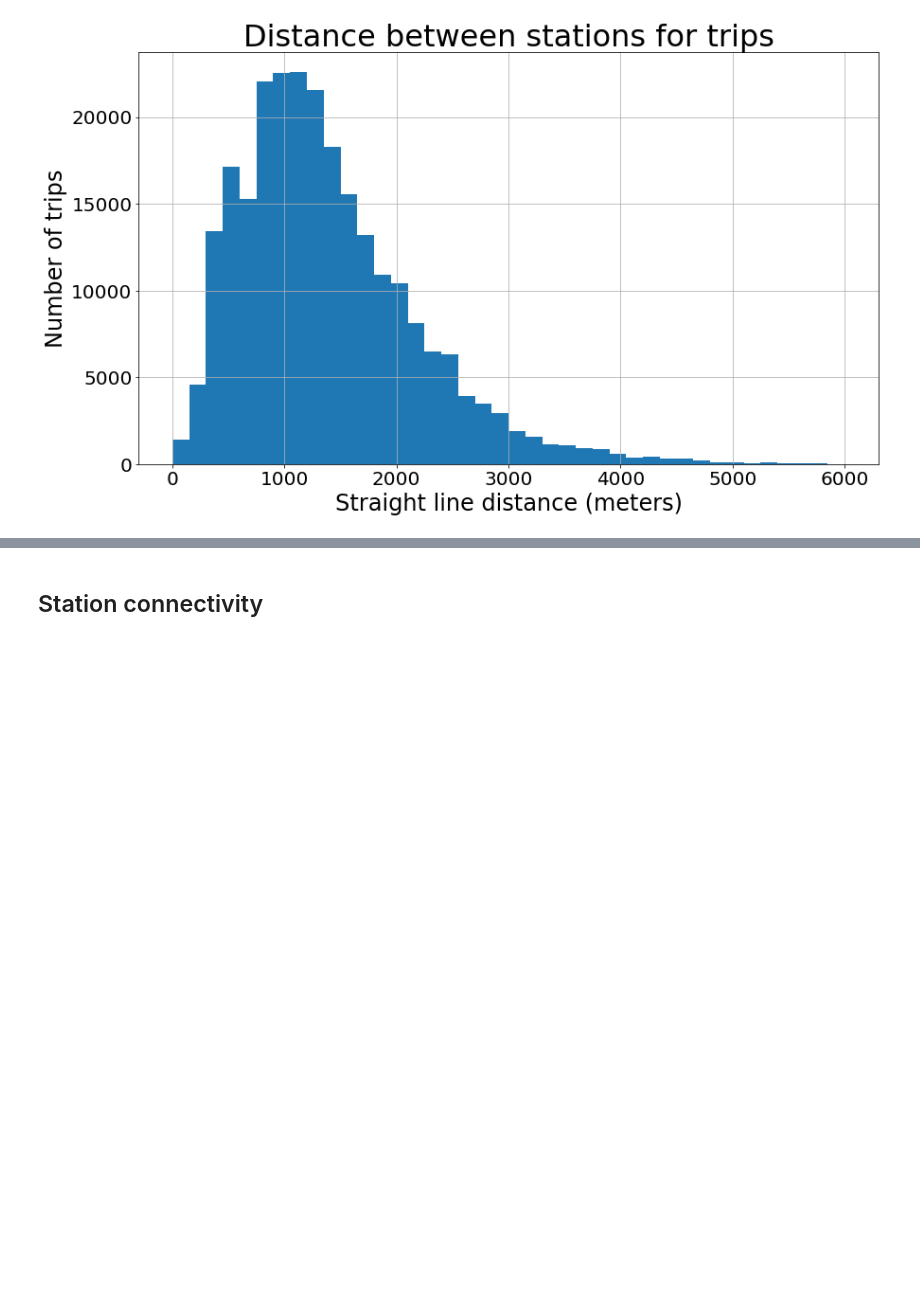
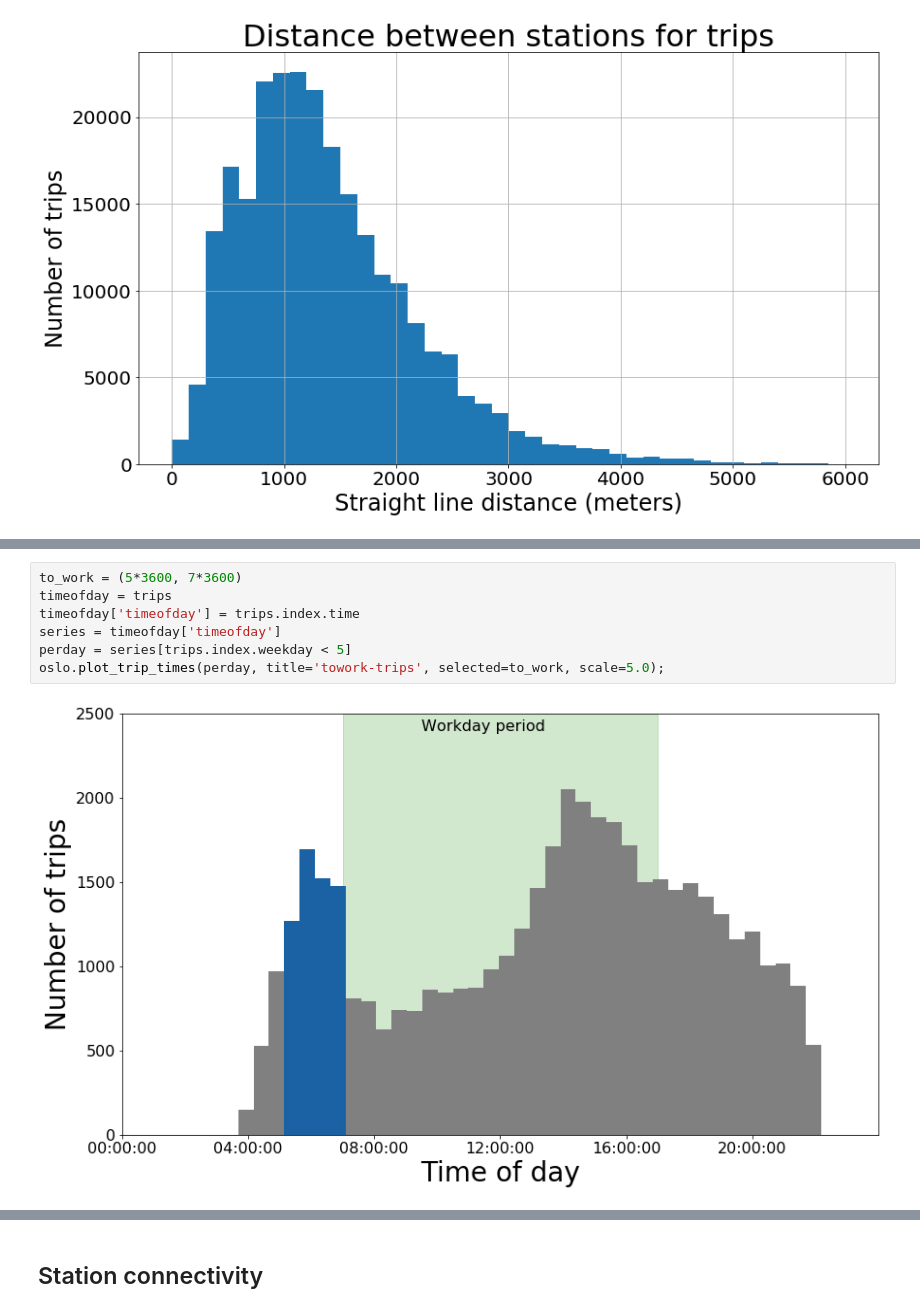
Before and after one commit to jonnor/bike-sharing-oslo, a Jupyter notebook: Oslo.ipynb, the cells around one changed output, grey strips where cells are left out. Saved outputs shown, nothing was run; the diff lists cells and outputs as text; blank space fills up the shorter version.

```diff
--- a/Oslo.ipynb
+++ b/Oslo.ipynb
@@ -266 +211,10 @@ plot_trip_times(perday, title='towork-trips', selected=to_work, scale=5.0)
+# %%
+to_work = (5*3600, 7*3600)
+timeofday = trips
+timeofday['timeofday'] = trips.index.time
+series = timeofday['timeofday']
+perday = series[trips.index.weekday < 5]
+oslo.plot_trip_times(perday, title='towork-trips', selected=to_work, scale=5.0);
+# %% [output]
+[figure, added]
 # %%
```
Also changed, not shown: parts of 21 cells of this notebook.
